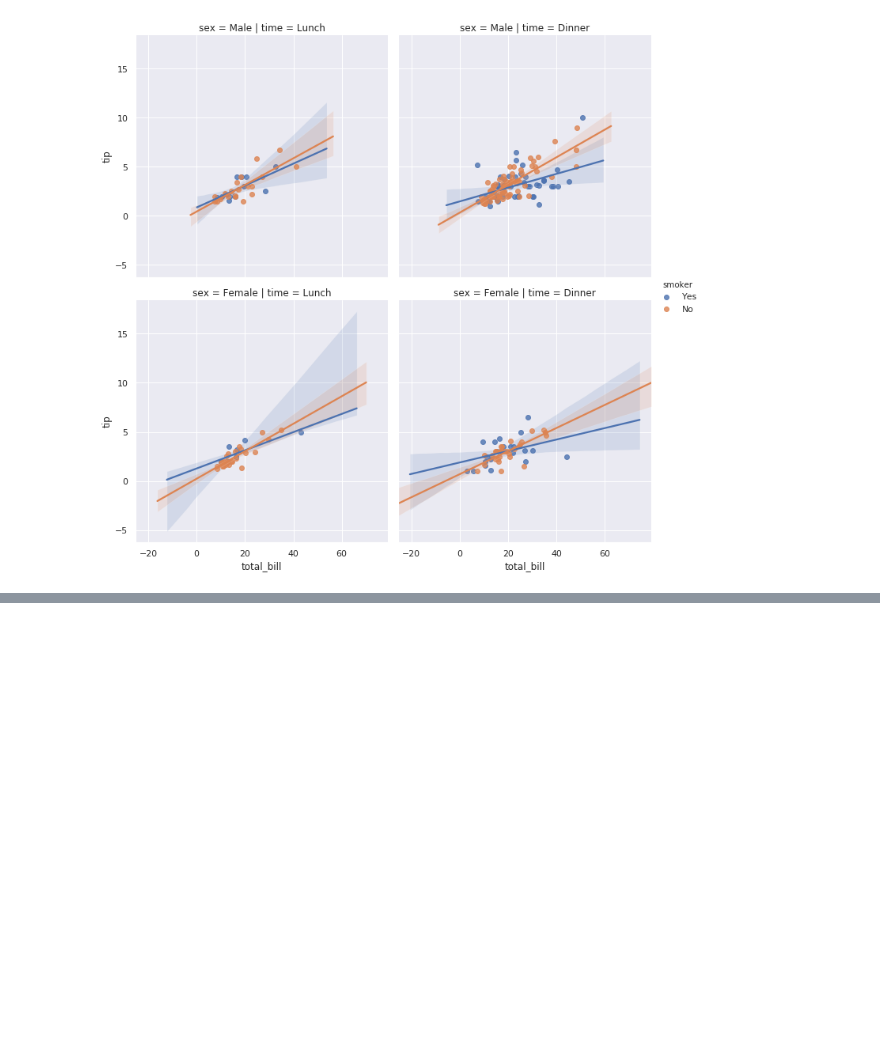
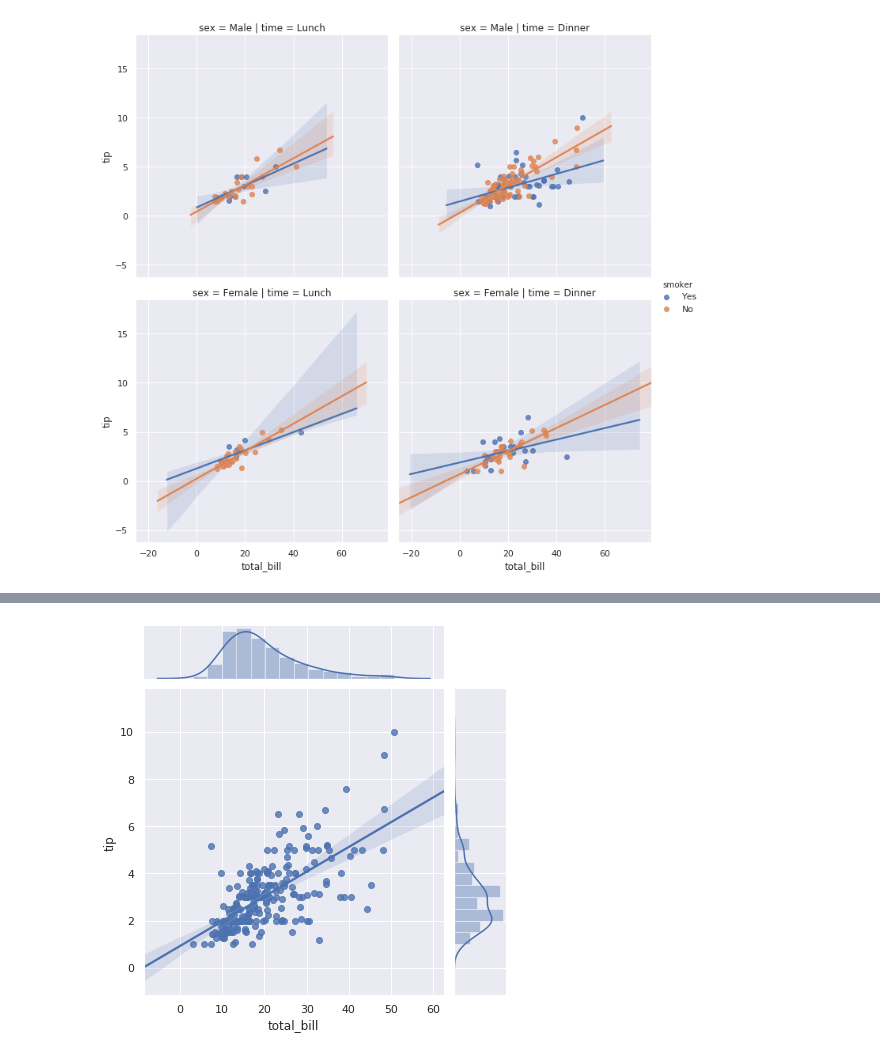
Before and after one commit to markumreed/ds4b, a Jupyter notebook: modeling_linear_regression.ipynb, the cells around one changed output, grey strips where cells are left out. Saved outputs shown, nothing was run; the diff lists cells and outputs as text; code cells hidden in the pictures; blank space fills up the shorter version.

```diff
--- a/modeling_linear_regression.ipynb
+++ b/modeling_linear_regression.ipynb
@@ -154,0 +178,4 @@ sns.lmplot(x="total_bill", y="tip", hue="smoker",
+# %%
+sns.jointplot(x="total_bill", y="tip", data=tips, kind="reg");
+# %% [output]
+[figure, added]
```
Also changed, not shown: parts of 10 cells of this notebook.
